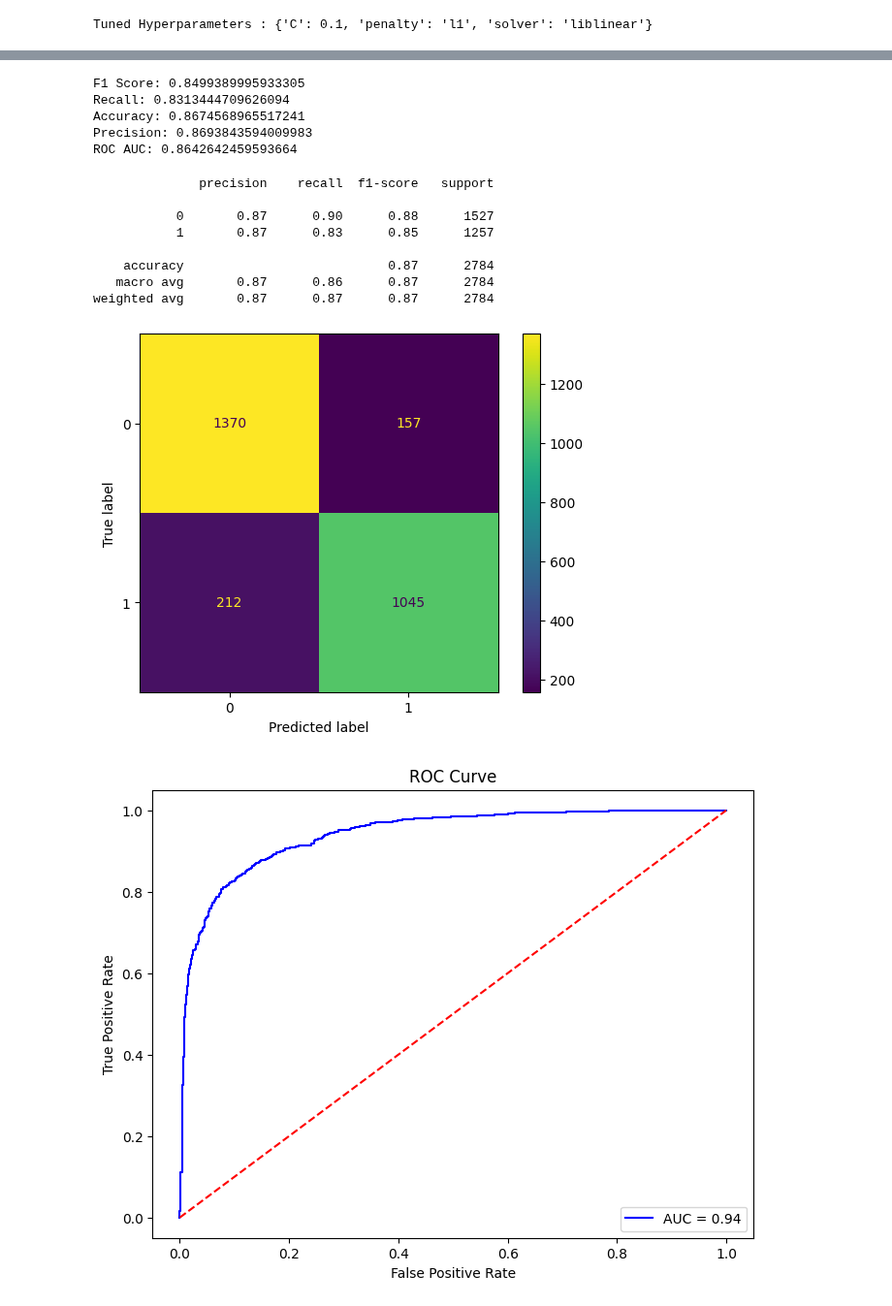
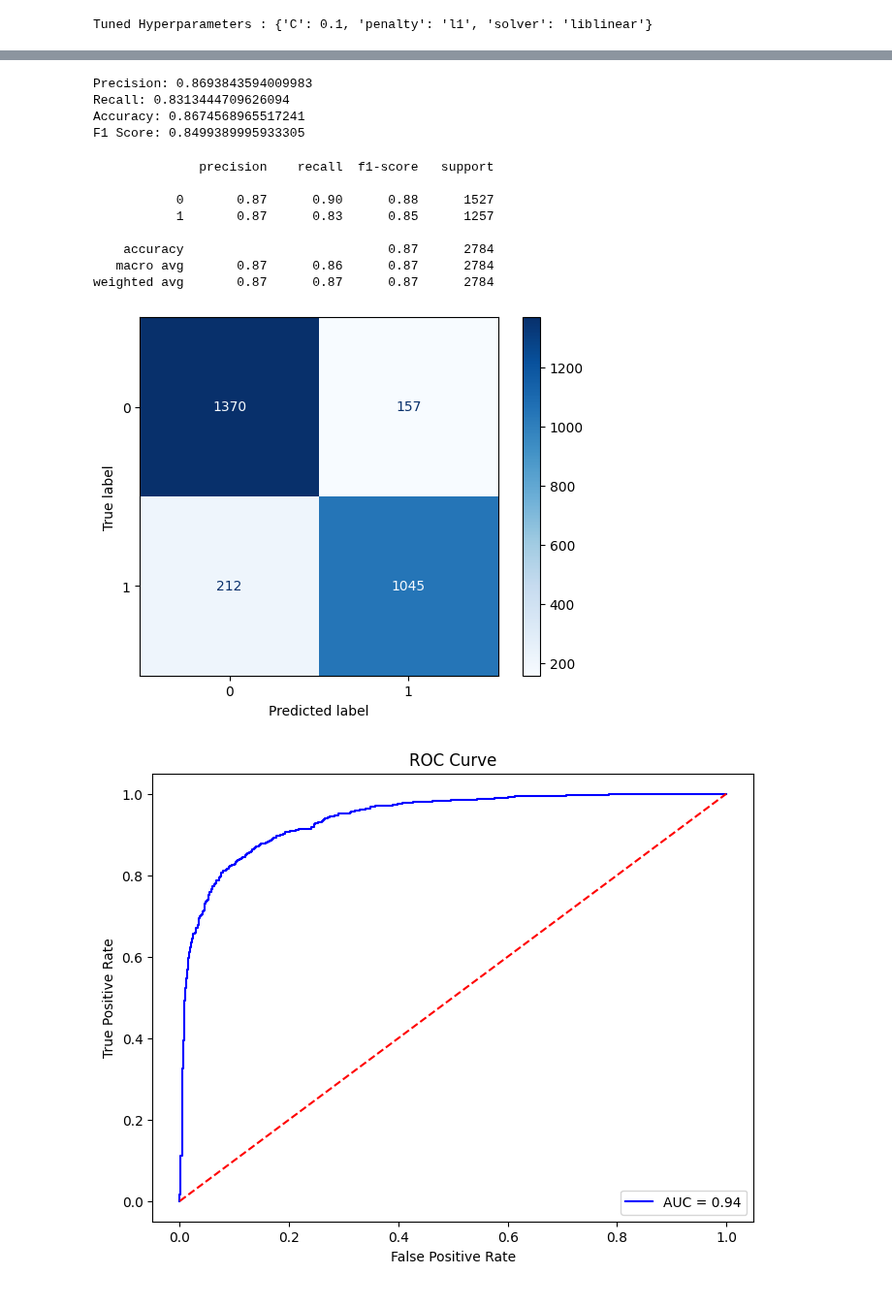
Before and after one commit to shazzad-hasan/ethereum-fraud-detection, a Jupyter notebook: models/logistic_reg.ipynb, the cells around one changed output, grey strips where cells are left out. Shown at 97% size. Cells and saved outputs as stored; diff of their text form; code cells hidden in the pictures.

```diff
--- a/models/logistic_reg.ipynb
+++ b/models/logistic_reg.ipynb
@@ -112,35 +116,46 @@ test roc_auc_score:  0.9407519592964402
 # %%
 y_pred = clf.predict(df_test_prep)
+y_prob = clf.predict_proba(df_test_prep)[:, 1]
 
-print("F1 Score: {}\nRecall: {}\nAccuracy: {}\nPrecision: {}\nROC AUC: {}".format(
-    f1_score(df_test['FLAG'], y_pred),
+precision, recall, thresholds = precision_recall_curve(df_test['FLAG'], y_prob)
+
+print("Precision: {}\nRecall: {}\nAccuracy: {}\nF1 Score: {}".format(
+    precision_score(df_test['FLAG'], y_pred),
     recall_score(df_test['FLAG'], y_pred),
     accuracy_score(df_test['FLAG'], y_pred),
-    precision_score(df_test['FLAG'], y_pred),
-    roc_auc_score(df_test['FLAG'], y_pred))
+    f1_score(df_test['FLAG'], y_pred))
 )
+
+pr_data = pd.DataFrame({
+    'precision': precision,
+    'recall': recall,
+    'thresholds': list(thresholds) + [1.0]
+})
+pr_data.to_csv('/content/drive/MyDrive/ethereum-fraud-detection/results/precision_recall_data_logistic_reg.csv', index=False)
 # %% [output]
-F1 Score: 0.8499389995933305
+Precision: 0.8693843594009983
 Recall: 0.8313444709626094
 Accuracy: 0.8674568965517241
-Precision: 0.8693843594009983
-ROC AUC: 0.8642642459593664
+F1 Score: 0.8499389995933305
 # %%
 print(classification_report(df_test['FLAG'], y_pred))
+
 cm = confusion_matrix(df_test['FLAG'], y_pred)
-disp = ConfusionMatrixDisplay(confusion_matrix = cm, display_labels = clf.classes_)
-disp.plot()
+cmap = sns.color_palette("Blues", as_cmap=True)
+disp = ConfusionMatrixDisplay(confusion_matrix=cm, display_labels=clf.classes_)
+disp.plot(cmap=cmap)
+
 plt.show()
 # %% [output]
               precision    recall  f1-score   support
 
            0       0.87      0.90      0.88      1527
            1       0.87      0.83      0.85      1257
 
     accuracy                           0.87      2784
    macro avg       0.87      0.86      0.87      2784
 weighted avg       0.87      0.87      0.87      2784
-[figure, old version]
+[figure, new version]
 # %%
 y_pred = clf.predict_proba(df_test_prep)[:, 1]
 fpr, tpr, threshold = roc_curve(df_test['FLAG'], y_pred)
```
Also changed, not shown: parts of 4 cells of this notebook.
